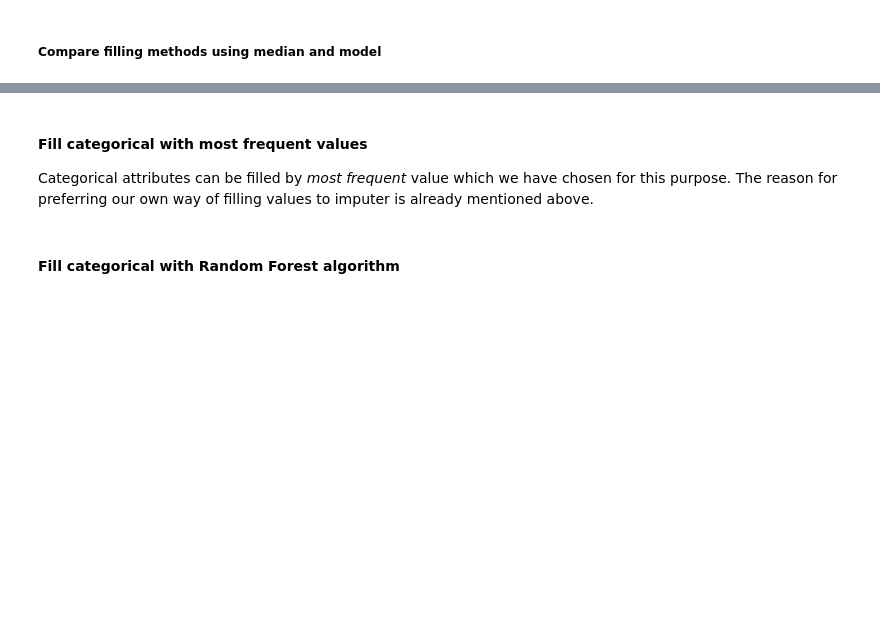
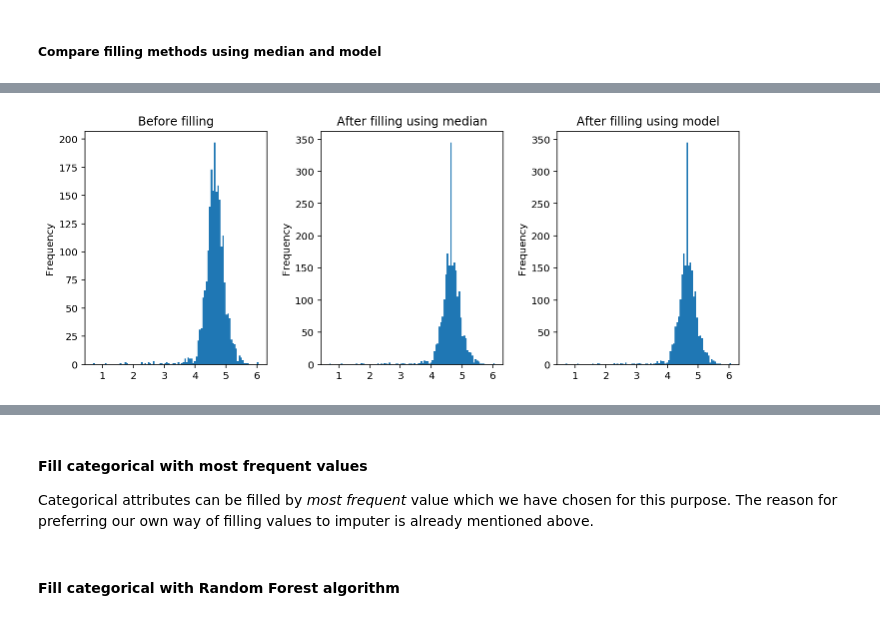
Before and after one commit to pmacinec/iau-project, a Jupyter notebook: macinec_janik_project1_preprocessing.ipynb, the cells around one changed output, grey strips where cells are left out. Saved outputs shown, nothing was run; the diff lists cells and outputs as text; code cells hidden in the pictures; blank space fills up the shorter version.

```diff
--- a/macinec_janik_project1_preprocessing.ipynb
+++ b/macinec_janik_project1_preprocessing.ipynb
@@ -739,0 +724,4 @@ compare_filling(transformed2['FTI_normalized'], transformed3['FTI_normalized_med
+# %%
+compare_filling(only_normalized['TT4'], filled_median['TT4'], filled_model['TT4'])
+# %% [output]
+[figure, added]
```
Also changed, not shown: parts of 72 cells of this notebook.
